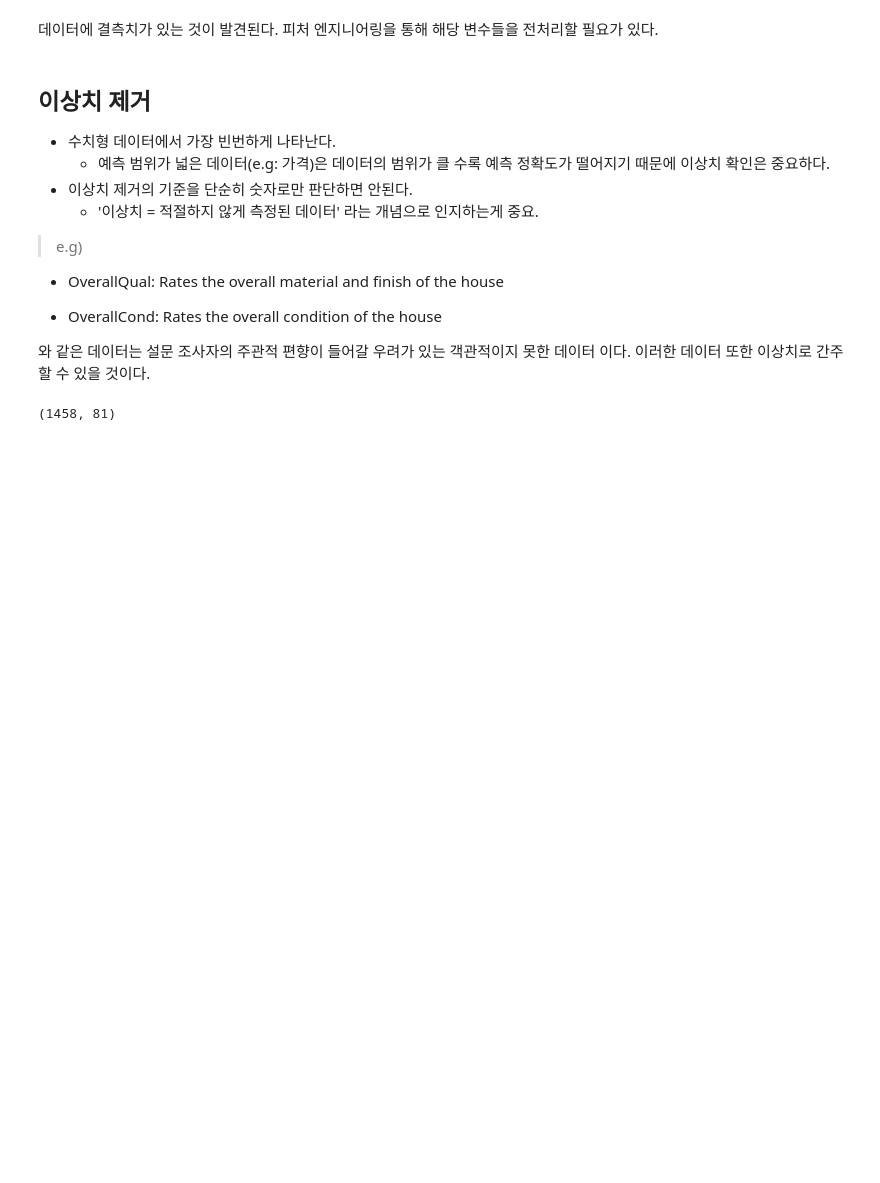
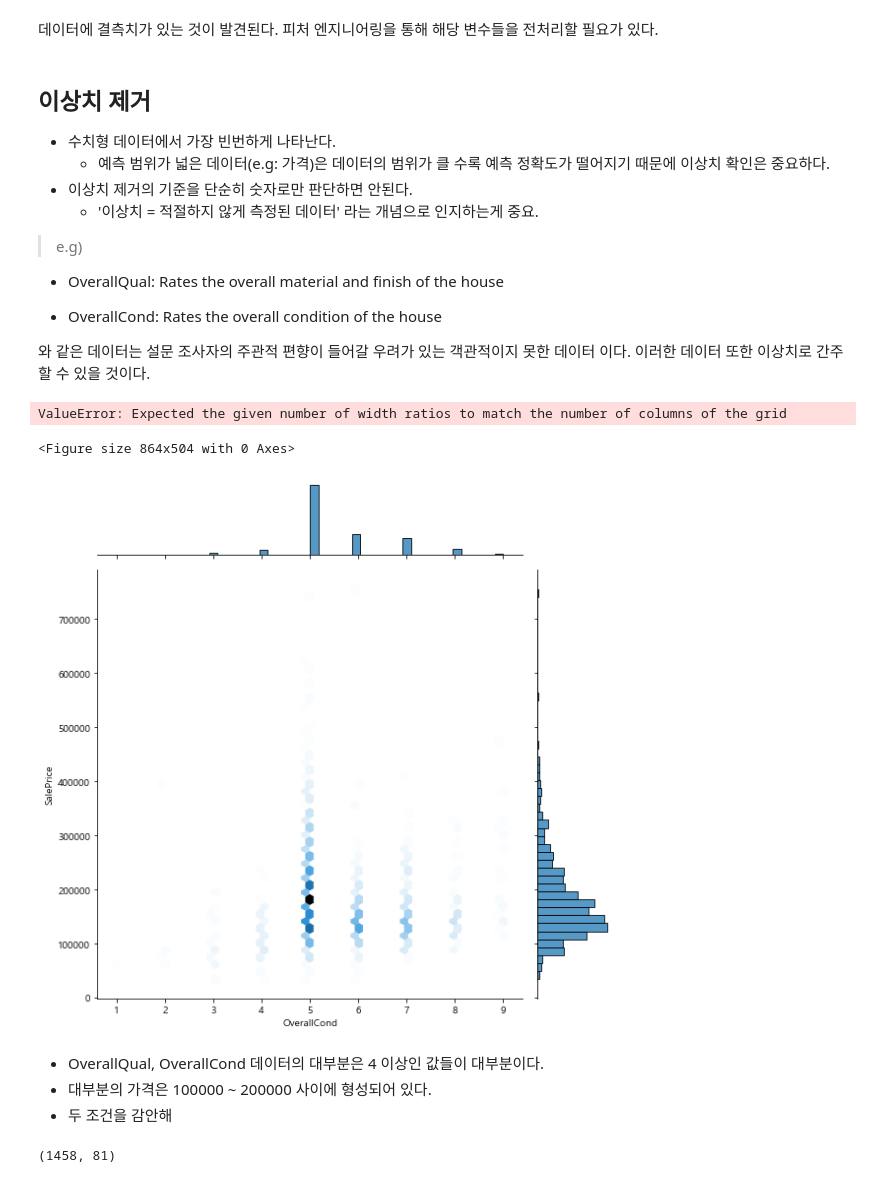
Before and after one commit to Kimgabe/Projects, a Jupyter notebook: Shadowing projects(필사)/[kaggle] 주택가격 예측 문제.ipynb, the cells around one changed output. Saved outputs shown, nothing was run; the diff lists cells and outputs as text; code cells hidden in the pictures; blank space fills up the shorter version.

```diff
--- a/Shadowing projects(필사)/[kaggle] 주택가격 예측 문제.ipynb
+++ b/Shadowing projects(필사)/[kaggle] 주택가격 예측 문제.ipynb
@@ -136 +109,27 @@ Length: 80, dtype: int64
+# %%
+fig = plt.figure(figsize=(12,7))
+
+widths = [4, 4, 1]
+heights = [1, 4]
+
+### 1. gridspec preparation
+spec = fig.add_gridspec(ncols=2, nrows=2, width_ratios=widths, height_ratios=heights)
+
+### 2. setting axes
+axs = {}
+for i in range(len(heights)*len(widths)):
+    axs[i] = fig.add_subplot(spec[i//len(widths), i%len(widths)])
+    axs[i].text(0.5, 0.5, f"axs[{i}]", fontdict={"horizontalalignment":"center", "color":"gray"})
+# %% [output]
+ValueError: Expected the given number of width ratios to match the number of columns of the grid
+<Figure size 864x504 with 0 Axes>
+# %%
+sns.jointplot(x="OverallCond", y="SalePrice", height=8, data=train, kind="hex")
+plt.show()
+# %% [output]
+[figure, added]
+# %% [markdown]
+- OverallQual, OverallCond 데이터의 대부분은 4 이상인 값들이 대부분이다.
+- 대부분의 가격은 100000 ~ 200000 사이에 형성되어 있다.
+- 두 조건을 감안해
 # %%
```
Also changed, not shown: parts of 11 cells of this notebook.
